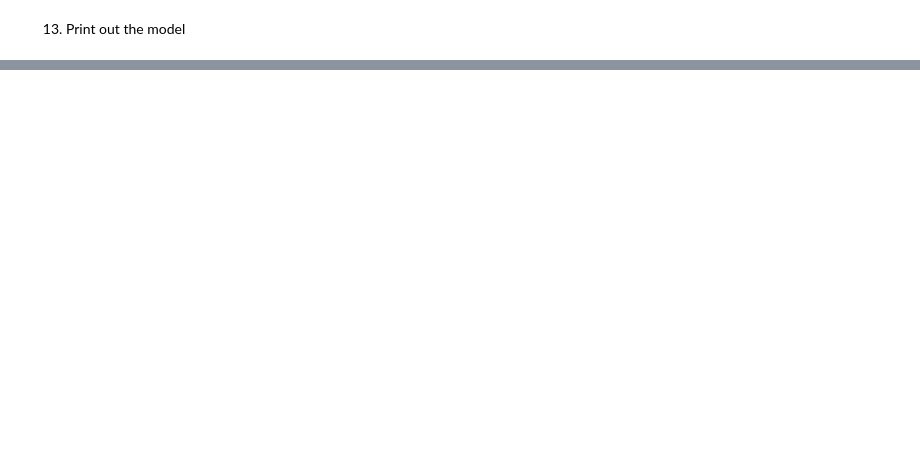
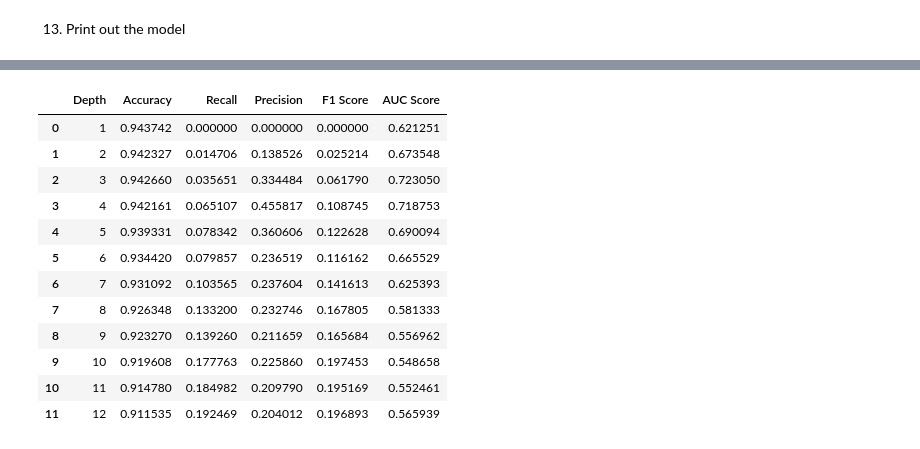
Before and after one commit to masonnicoletti/DS-3021, a Jupyter notebook: 08_DT_Class/dt_lab.ipynb, the cells around one changed output, grey strips where cells are left out. Drawn from its saved outputs; the diff is of its cells as text; code cells hidden in the pictures; blank space fills up the shorter version.

```diff
--- a/08_DT_Class/dt_lab.ipynb
+++ b/08_DT_Class/dt_lab.ipynb
@@ -413,0 +260,33 @@ def prepare_movie_data(movie_df):
+# %%
+# Create a table of performance metric scores
+
+# Extract scores
+accuracy_result = dt_model.cv_results_['mean_test_accuracy']
+recall_result = dt_model.cv_results_['mean_test_recall']
+precision_result = dt_model.cv_results_['mean_test_precision']
+f1_result = dt_model.cv_results_['mean_test_f1']
+roc_auc_result = dt_model.cv_results_['mean_test_roc_auc']
+
+# Make table
+dt_model_scores = pd.DataFrame({"Depth": max_depth_param['max_depth'],
+                                "Accuracy": accuracy_result,
+                                "Recall": recall_result,
+                                "Precision": precision_result,
+                                "F1 Score": f1_result,
+                                "AUC Score": roc_auc_result})
+
+dt_model_scores
+# %% [output]
+|  | Depth | Accuracy | Recall | Precision | F1 Score | AUC Score |
+| 0 | 1 | 0.943742 | 0.000000 | 0.000000 | 0.000000 | 0.621251 |
+| 1 | 2 | 0.942327 | 0.014706 | 0.138526 | 0.025214 | 0.673548 |
+| 2 | 3 | 0.942660 | 0.035651 | 0.334484 | 0.061790 | 0.723050 |
+| 3 | 4 | 0.942161 | 0.065107 | 0.455817 | 0.108745 | 0.718753 |
+| 4 | 5 | 0.939331 | 0.078342 | 0.360606 | 0.122628 | 0.690094 |
+| 5 | 6 | 0.934420 | 0.079857 | 0.236519 | 0.116162 | 0.665529 |
+| 6 | 7 | 0.931092 | 0.103565 | 0.237604 | 0.141613 | 0.625393 |
+| 7 | 8 | 0.926348 | 0.133200 | 0.232746 | 0.167805 | 0.581333 |
+| 8 | 9 | 0.923270 | 0.139260 | 0.211659 | 0.165684 | 0.556962 |
+| 9 | 10 | 0.919608 | 0.177763 | 0.225860 | 0.197453 | 0.548658 |
+| 10 | 11 | 0.914780 | 0.184982 | 0.209790 | 0.195169 | 0.552461 |
+| 11 | 12 | 0.911535 | 0.192469 | 0.204012 | 0.196893 | 0.565939 |
```
Also changed, not shown: parts of 21 cells of this notebook.
